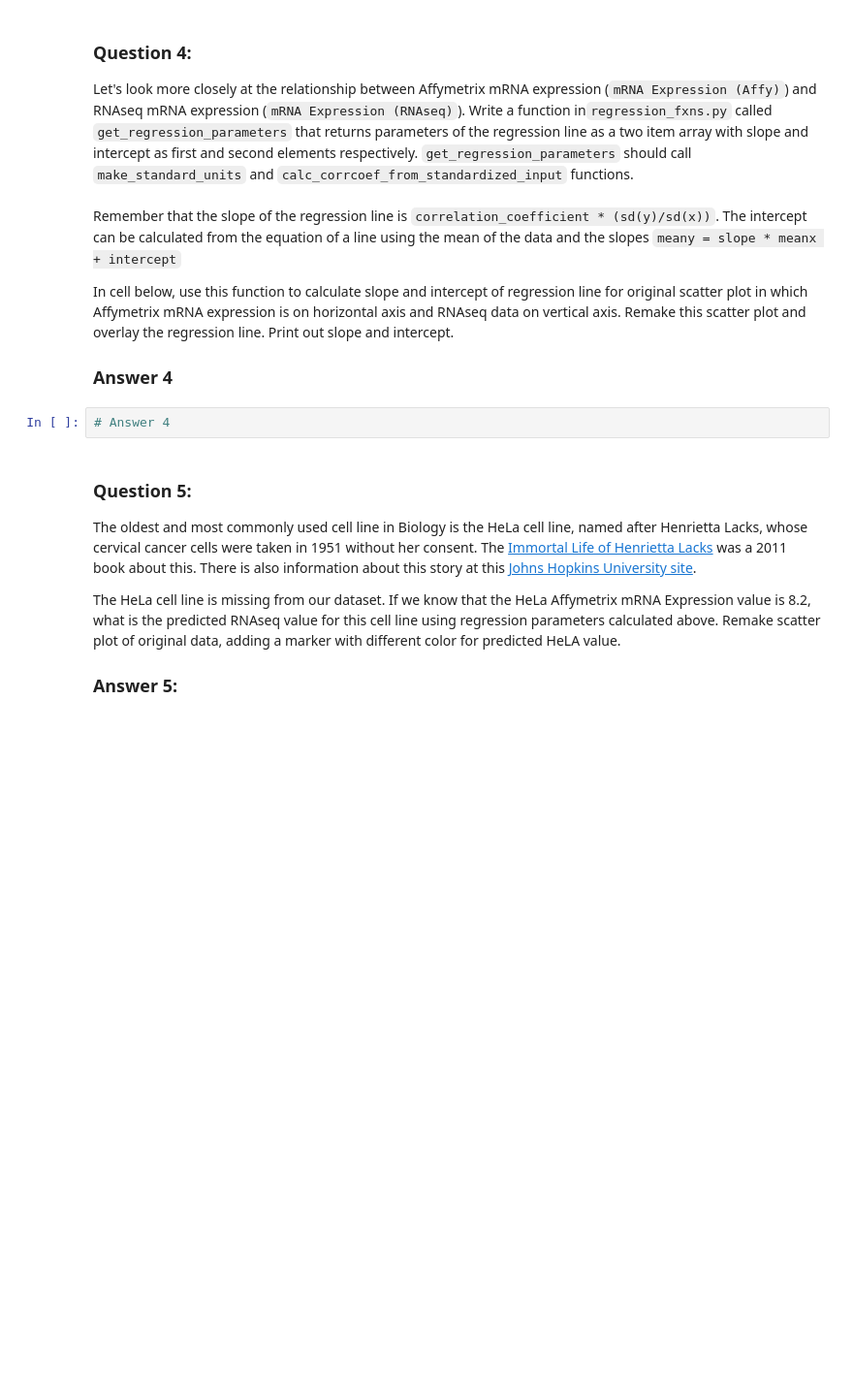
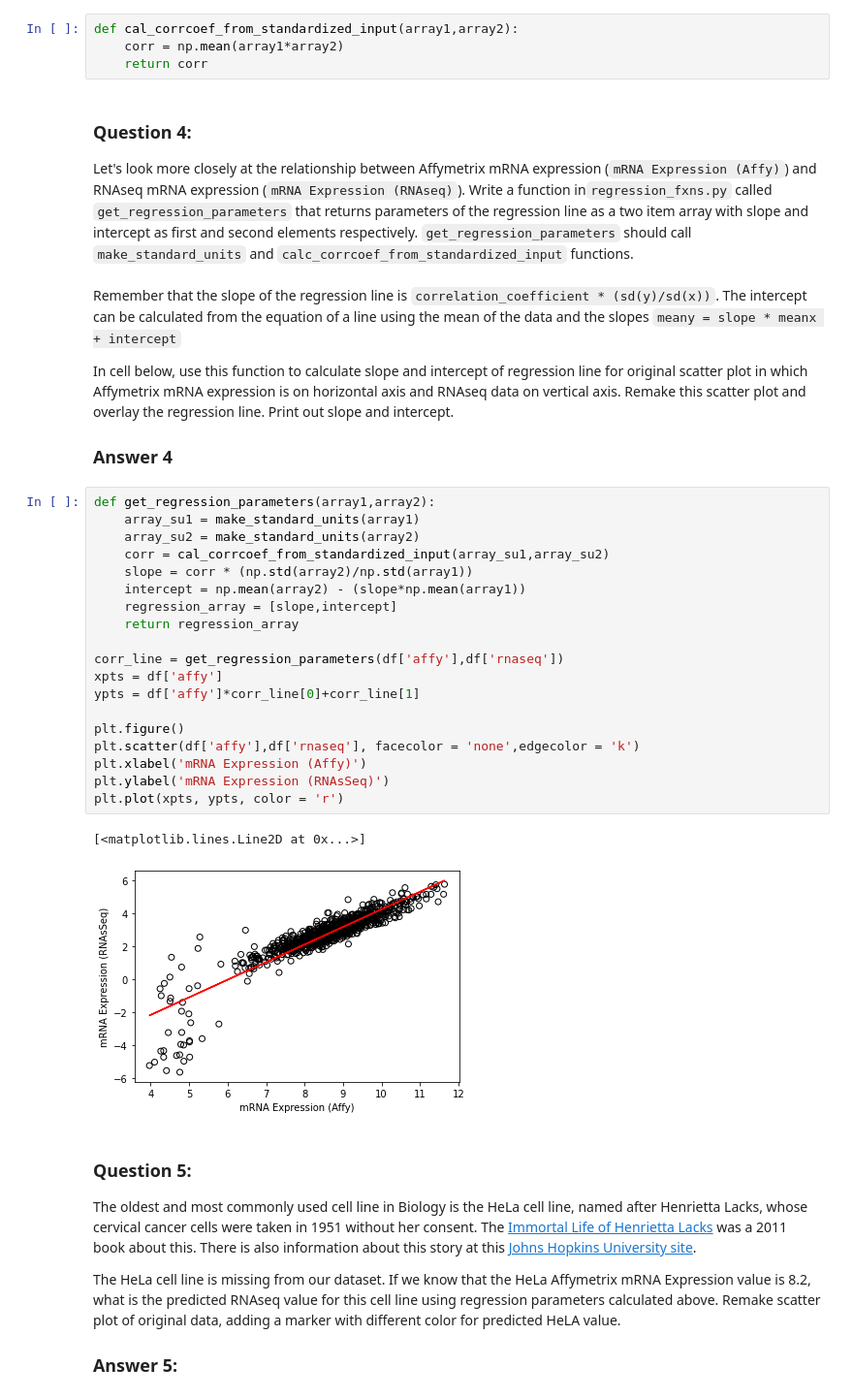
Before and after one commit to skylerhar1/Hw8-Skyler-riely-michael, a Jupyter notebook: hw08_michael.ipynb, the cells around one changed output. Shown at 97% size. Drawn from its saved outputs; the diff is of its cells as text; blank space fills up the shorter version.

```diff
--- a/hw08_michael.ipynb
+++ b/hw08_michael.ipynb
@@ -92,6 +111,10 @@ In class, we learned that when paired data are in standard units, Pearson's corr
 In `regression_fxns.py`, write `calc_corrcoef_from_standardized_input` function that takes in two data arrays in standard units and returns Pearson's correlation coefficient.
 ## Answer 3:
 Work or comment on `regression_fxns.py`
+# %%
+def cal_corrcoef_from_standardized_input(array1,array2):
+    corr = np.mean(array1*array2)
+    return corr
 # %% [markdown]
 ### Question 4:
 Let's look more closely at the relationship between Affymetrix mRNA expression (`mRNA Expression (Affy)`) and RNAseq mRNA expression (`mRNA Expression (RNAseq)`). Write a function in`regression_fxns.py` called `get_regression_parameters` that returns parameters of the regression line as a two item array with slope and intercept as first and second elements respectively. `get_regression_parameters` should call `make_standard_units` and `calc_corrcoef_from_standardized_input` functions.<br><br>
@@ -102,8 +125,28 @@ In cell below, use this function to calculate slope and intercept of regression
 Print out slope and intercept.
 
 ### Answer 4
-# %%
-# Answer 4
+# %%
+def get_regression_parameters(array1,array2):
+    array_su1 = make_standard_units(array1)
+    array_su2 = make_standard_units(array2)
+    corr = cal_corrcoef_from_standardized_input(array_su1,array_su2)
+    slope = corr * (np.std(array2)/np.std(array1))
+    intercept = np.mean(array2) - (slope*np.mean(array1))
+    regression_array = [slope,intercept]
+    return regression_array
+
+corr_line = get_regression_parameters(df['affy'],df['rnaseq'])
+xpts = df['affy']
+ypts = df['affy']*corr_line[0]+corr_line[1]
+
+plt.figure()
+plt.scatter(df['affy'],df['rnaseq'], facecolor = 'none',edgecolor = 'k')
+plt.xlabel('mRNA Expression (Affy)')
+plt.ylabel('mRNA Expression (RNAsSeq)')
+plt.plot(xpts, ypts, color = 'r')
+# %% [output]
+[<matplotlib.lines.Line2D at 0x...>]
+[figure, added]
 # %% [markdown]
 ### Question 5:
 
```
Also changed, not shown: parts of 4 cells of this notebook.
